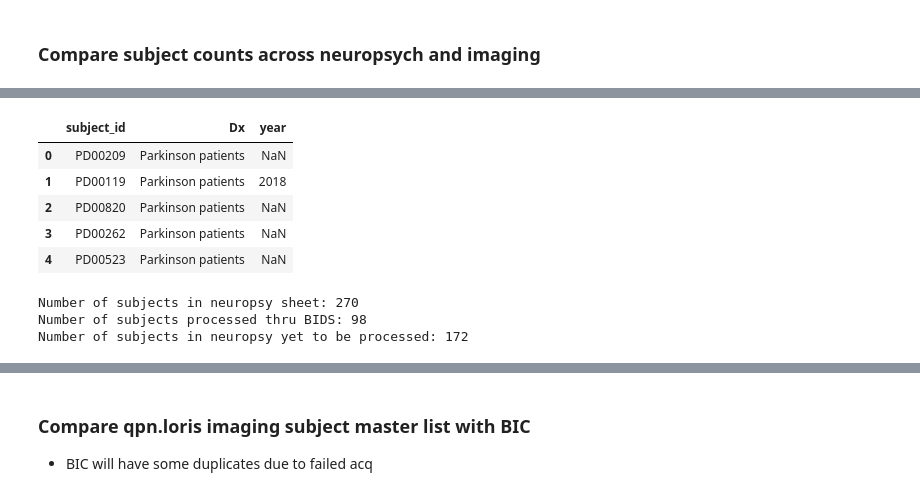
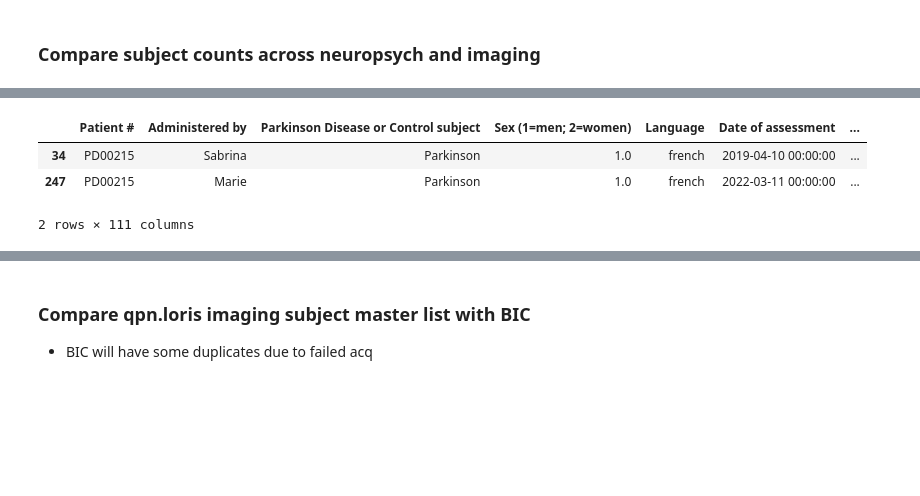
Before and after one commit to nipoppy/nipoppy, a Jupyter notebook: notebooks/0_participants.ipynb, the cells around one changed output, grey strips where cells are left out. Drawn from its saved outputs; the diff is of its cells as text; code cells hidden in the pictures; blank space fills up the shorter version.

```diff
--- a/notebooks/0_participants.ipynb
+++ b/notebooks/0_participants.ipynb
@@ -78,29 +51,7 @@ Total number of year-wise subjects: 106
-# %%
-BIDS_df = pd.DataFrame()
-BIDS_df["subject_id"] = subject_id_list
-BIDS_df["Dx"] = dx_list
-
-BIDS_df = pd.merge(BIDS_df,years_df,on="subject_id",how="left")
-BIDS_df.head()
-# %% [output]
-|  | subject_id | Dx | year |
-| 0 | PD00209 | Parkinson patients | NaN |
-| 1 | PD00119 | Parkinson patients | 2018 |
-| 2 | PD00820 | Parkinson patients | NaN |
-| 3 | PD00262 | Parkinson patients | NaN |
-| 4 | PD00523 | Parkinson patients | NaN |
-# %%
-subjects_neuropsy = BIDS_df["subject_id"].values
-n_subjects_neuropsy = len(subjects_neuropsy)
-subjects_processed = BIDS_df[~BIDS_df["year"].isna()]
-n_subjects_processed = len(subjects_processed)
-subjects_TODO = BIDS_df[BIDS_df["year"].isna()]
-n_subjects_TODO = len(subjects_TODO)
-
-print(f"Number of subjects in neuropsy sheet: {n_subjects_neuropsy}\n"
-      f"Number of subjects processed thru BIDS: {n_subjects_processed}\n"
-      f"Number of subjects in neuropsy yet to be processed: {n_subjects_TODO}")
-# %% [output]
-Number of subjects in neuropsy sheet: 270
-Number of subjects processed thru BIDS: 98
-Number of subjects in neuropsy yet to be processed: 172
+# %%
+neuropsy_df_concat[neuropsy_df_concat["Patient #"]=="PD00215"]
+# %% [output]
+|  | Patient # | Administered by | Parkinson Disease or Control subject | Sex (1=men; 2=women) | Language | Date of assessment | ... |
+| 34 | PD00215 | Sabrina | Parkinson | 1.0 | french | 2019-04-10 00:00:00 | ... |
+| 247 | PD00215 | Marie | Parkinson | 1.0 | french | 2022-03-11 00:00:00 | ... |
+2 rows × 111 columns
```
Also changed, not shown: parts of 4 cells of this notebook, 1 other file.
